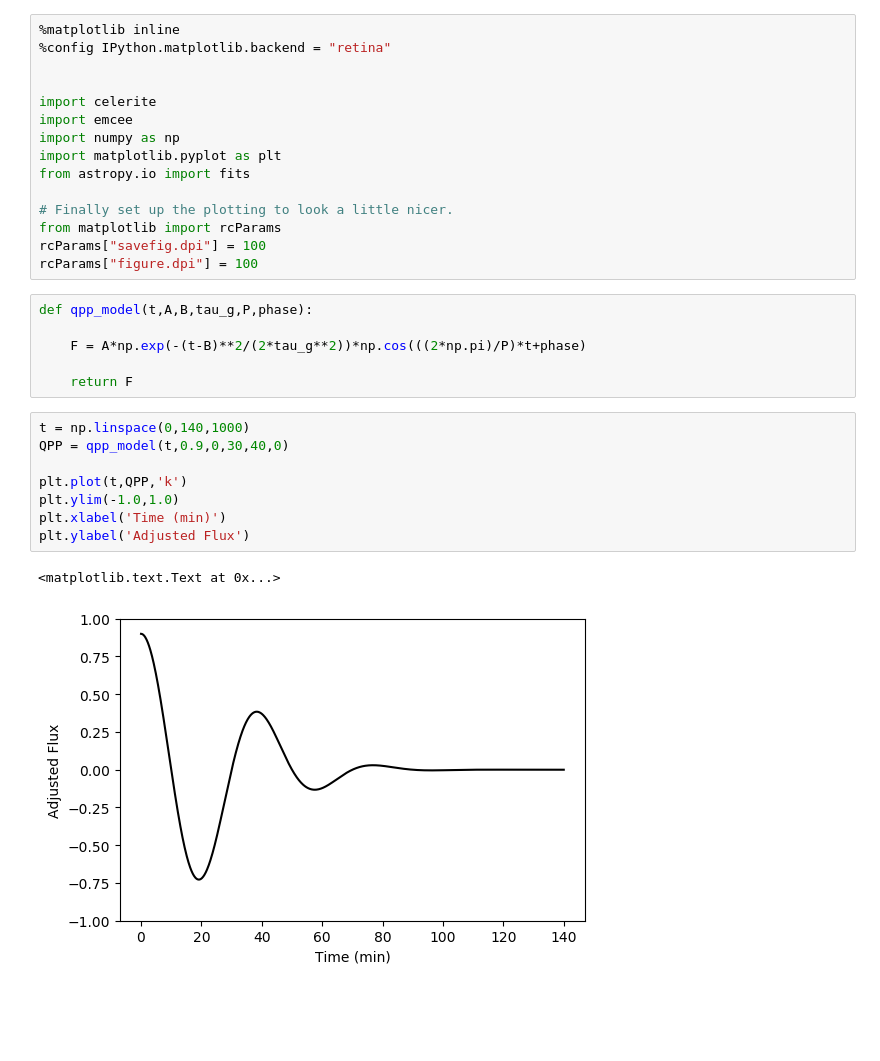
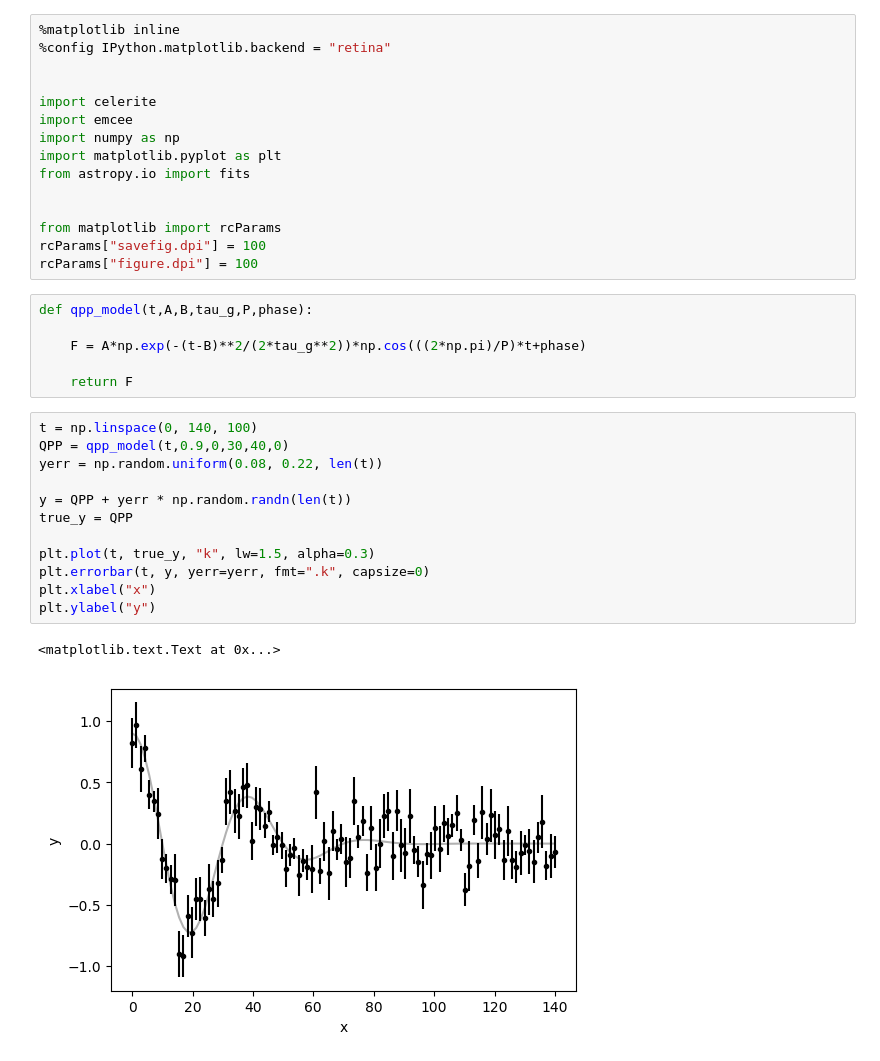
Before and after one commit to RileyWClarke/QPP-GP, a Jupyter notebook: QPP-GP.ipynb, the cells around one changed output. Cells and saved outputs as stored; diff of their text form; blank space fills up the shorter version.

```diff
--- a/QPP-GP.ipynb
+++ b/QPP-GP.ipynb
@@ -9,7 +9,7 @@ import numpy as np
 import matplotlib.pyplot as plt
 from astropy.io import fits
 
-# Finally set up the plotting to look a little nicer.
+
 from matplotlib import rcParams
 rcParams["savefig.dpi"] = 100
 rcParams["figure.dpi"] = 100
@@ -20,13 +20,17 @@ def qpp_model(t,A,B,tau_g,P,phase):
 
     return F
 # %%
-t = np.linspace(0,140,1000)
+t = np.linspace(0, 140, 100)
 QPP = qpp_model(t,0.9,0,30,40,0)
+yerr = np.random.uniform(0.08, 0.22, len(t))
 
-plt.plot(t,QPP,'k')
-plt.ylim(-1.0,1.0)
-plt.xlabel('Time (min)')
-plt.ylabel('Adjusted Flux')
+y = QPP + yerr * np.random.randn(len(t))
+true_y = QPP
+
+plt.plot(t, true_y, "k", lw=1.5, alpha=0.3)
+plt.errorbar(t, y, yerr=yerr, fmt=".k", capsize=0)
+plt.xlabel("x")
+plt.ylabel("y")
 # %% [output]
 <matplotlib.text.Text at 0x...>
-[figure, old version]
+[figure, new version]
```
Also changed, not shown: parts of 9 cells of this notebook.
